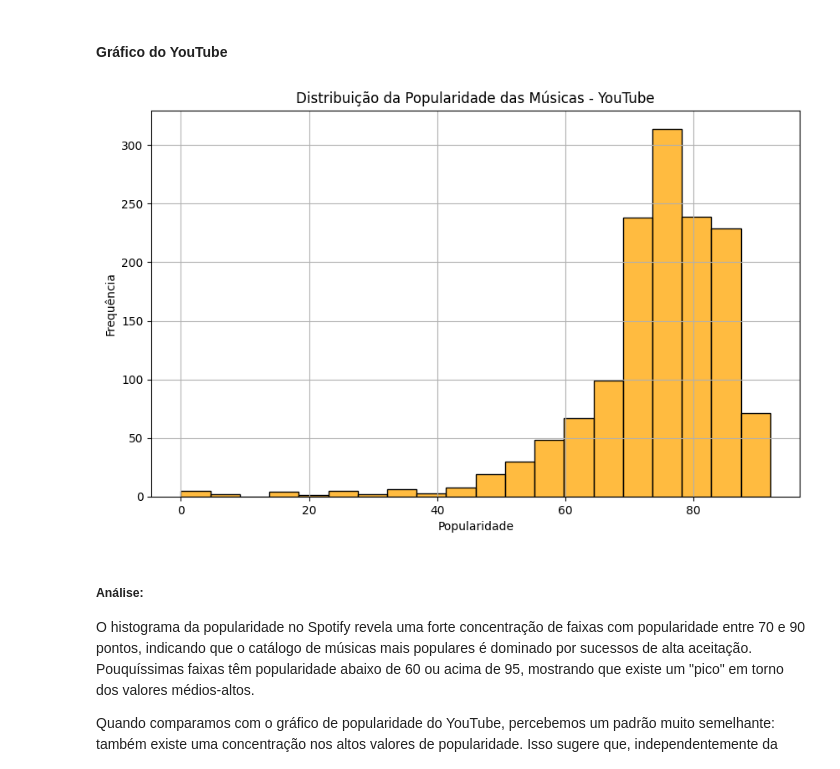
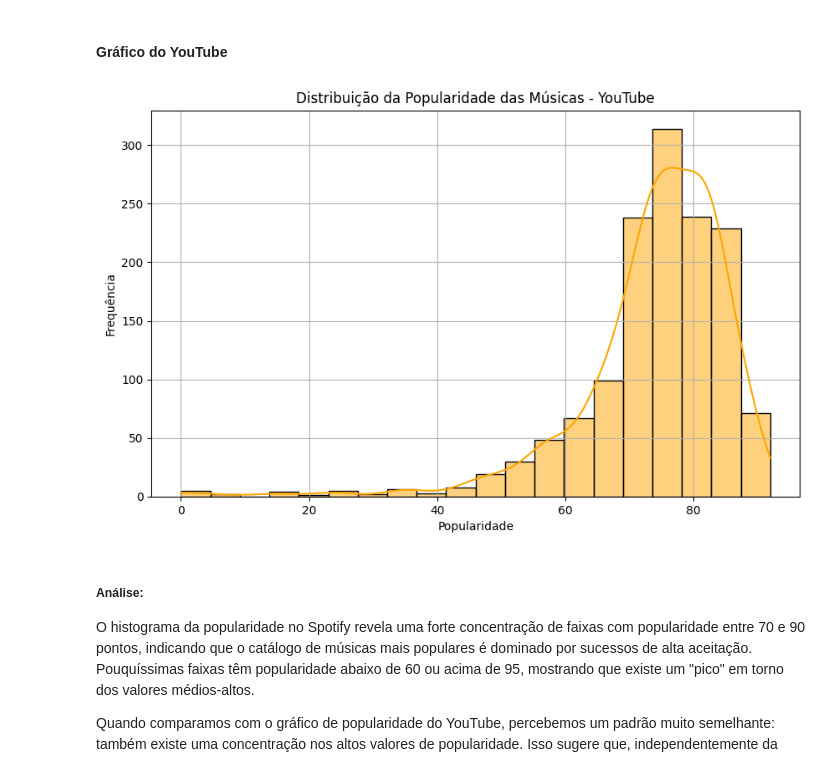
Before and after one commit to laberttt/Music-Data-Analytics, a Jupyter notebook: presentation.ipynb, the cells around one changed output. Cells and saved outputs as stored; diff of their text form; code cells hidden in the pictures.

```diff
--- a/presentation.ipynb
+++ b/presentation.ipynb
@@ -325,14 +325,14 @@ plt.show()
 # %%
 # Distribuição da popularidade no YouTube
 plt.figure(figsize=(10,6))
-sns.histplot(df_youtube['Popularity'], bins=20, color='orange')
+sns.histplot(df_youtube['Popularity'], bins=20, kde=True, color='orange')
 plt.title('Distribuição da Popularidade das Músicas - YouTube')
 plt.xlabel('Popularidade')
 plt.ylabel('Frequência')
 plt.grid()
 plt.show()
 # %% [output]
-[figure, old version]
+[figure, new version]
 # %% [markdown]
 <h5>Análise:</h5>
 
```
Also changed, not shown: parts of 1 cell of this notebook.
